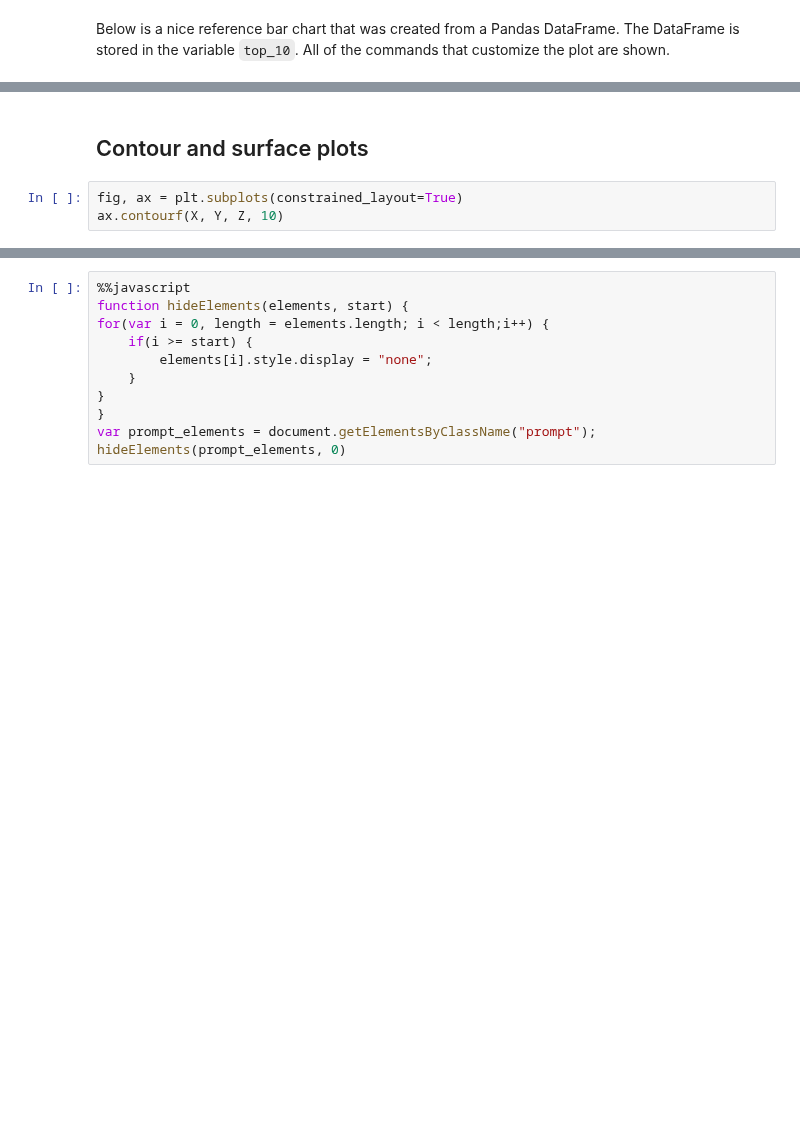
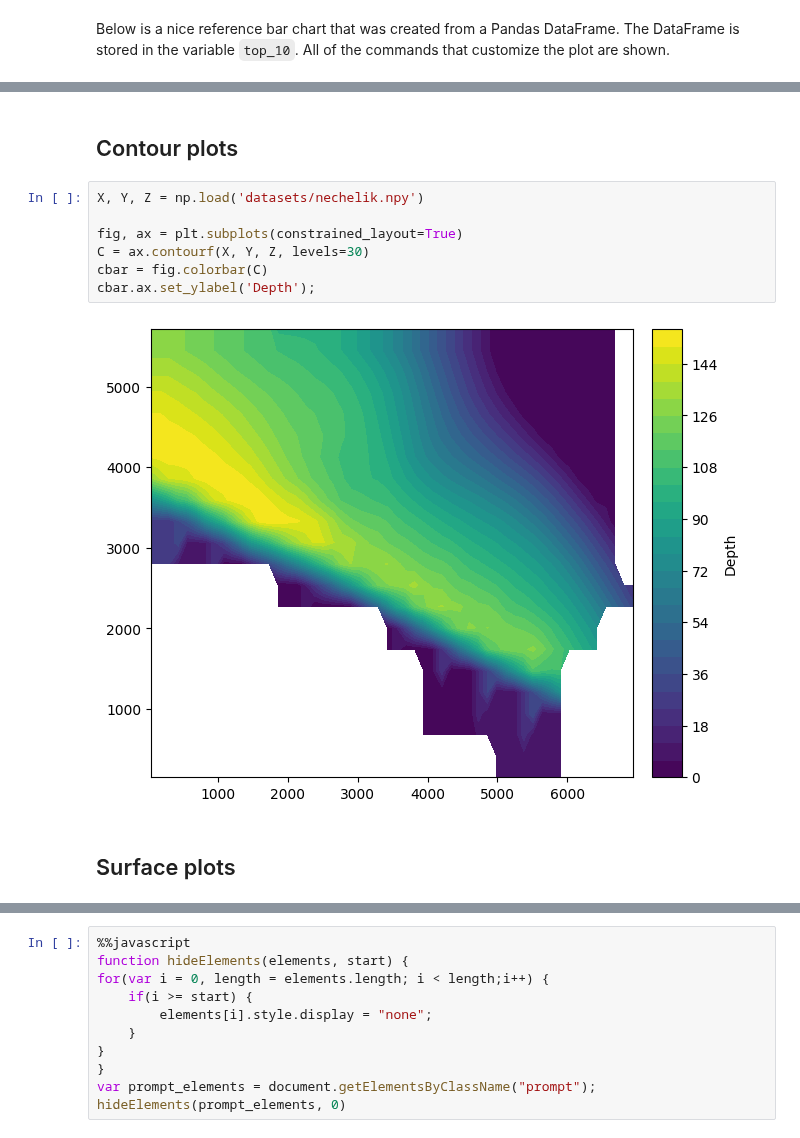
Before and after one commit to johntfoster/numerical_methods_book, a Jupyter notebook: PythonIntro_Matplotlib.ipynb, the cells around one changed output, grey strips where cells are left out. Saved outputs shown, nothing was run; the diff lists cells and outputs as text; blank space fills up the shorter version.

```diff
--- a/PythonIntro_Matplotlib.ipynb
+++ b/PythonIntro_Matplotlib.ipynb
@@ -173,7 +171,15 @@ Below is a nice reference bar chart that was created from a Pandas DataFrame.  T
   <figcaption>Image credit: pbpython.com</figcaption>
 </figure>
 # %% [markdown]
-## Contour and surface plots
+## Contour plots
 # %%
+X, Y, Z = np.load('datasets/nechelik.npy')
+
 fig, ax = plt.subplots(constrained_layout=True)
-ax.contourf(X, Y, Z, 10)
+C = ax.contourf(X, Y, Z, levels=30)
+cbar = fig.colorbar(C)
+cbar.ax.set_ylabel('Depth');
+# %% [output]
+[figure, added]
+# %% [markdown]
+## Surface plots
```
Also changed, not shown: parts of 5 cells of this notebook, 1 other file.
